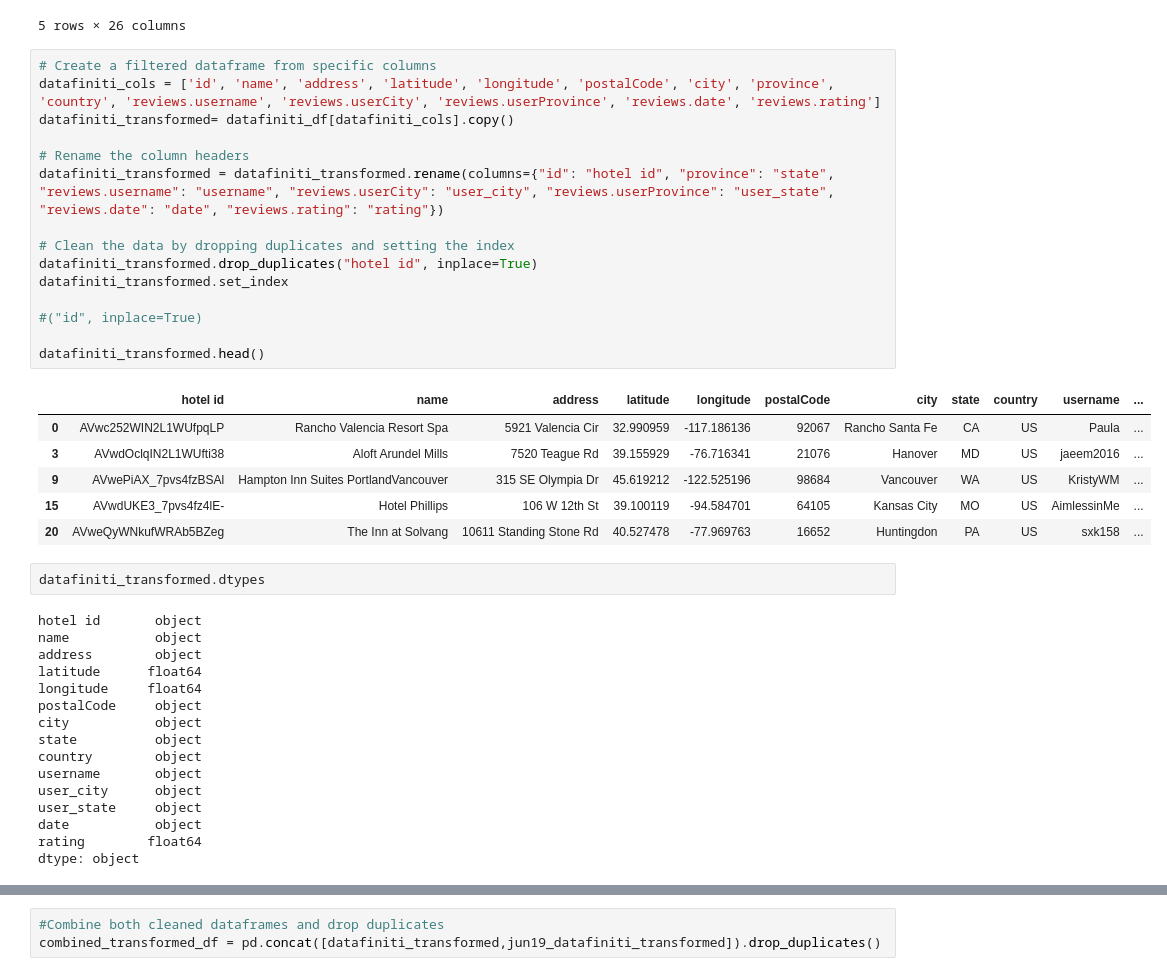
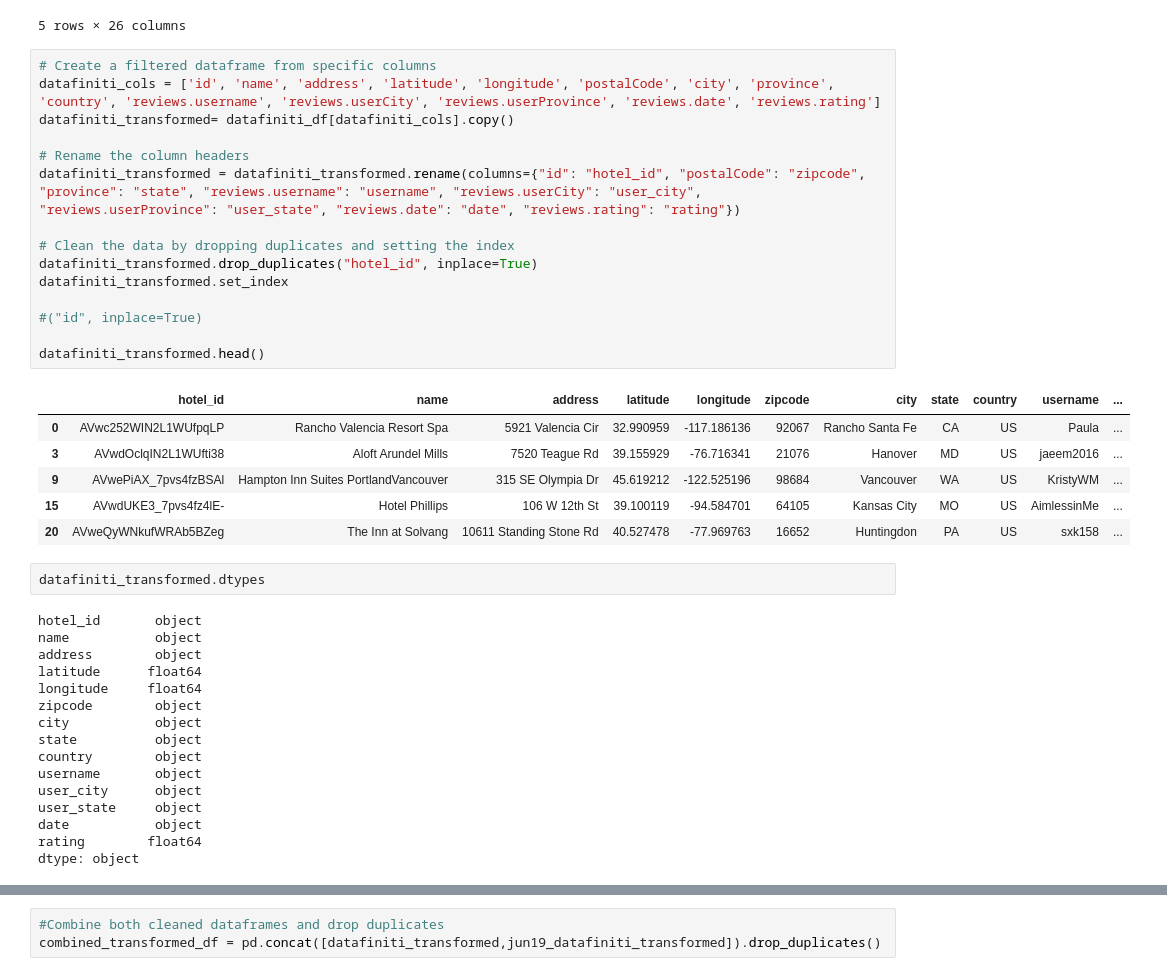
Before and after one commit to Pinkjewels7/ETL-Project, a Jupyter notebook: Hotel_Reviews_ETL.ipynb, the cells around one changed output, grey strips where cells are left out. Saved outputs shown, nothing was run; the diff lists cells and outputs as text.

```diff
--- a/Hotel_Reviews_ETL.ipynb
+++ b/Hotel_Reviews_ETL.ipynb
@@ -30,20 +31,20 @@ jun19_datafiniti_df.head()
 # %%
 # Create a filtered dataframe from specific columns
 datafiniti_cols = ['id', 'name', 'address', 'latitude', 'longitude', 'postalCode', 'city', 'province', 'country', 'reviews.username', 'reviews.userCity', 'reviews.userProvince', 'reviews.date', 'reviews.rating']
 datafiniti_transformed= datafiniti_df[datafiniti_cols].copy()
 
 # Rename the column headers
-datafiniti_transformed = datafiniti_transformed.rename(columns={"id": "hotel id", "province": "state", "reviews.username": "username", "reviews.userCity": "user_city", "reviews.userProvince": "user_state", "reviews.date": "date", "reviews.rating": "rating"})
+datafiniti_transformed = datafiniti_transformed.rename(columns={"id": "hotel_id", "postalCode": "zipcode", "province": "state", "reviews.username": "username", "reviews.userCity": "user_city", "reviews.userProvince": "user_state", "reviews.date": "date", "reviews.rating": "rating"})
 
 # Clean the data by dropping duplicates and setting the index
-datafiniti_transformed.drop_duplicates("hotel id", inplace=True)
+datafiniti_transformed.drop_duplicates("hotel_id", inplace=True)
 datafiniti_transformed.set_index
 
 #("id", inplace=True)
 
 datafiniti_transformed.head()
 # %% [output]
-|  | hotel id | name | address | latitude | longitude | postalCode | city | state | country | username | ... |
+|  | hotel_id | name | address | latitude | longitude | zipcode | city | state | country | username | ... |
 | 0 | AVwc252WIN2L1WUfpqLP | Rancho Valencia Resort Spa | 5921 Valencia Cir | 32.990959 | -117.186136 | 92067 | Rancho Santa Fe | CA | US | Paula | ... |
 | 3 | AVwdOclqIN2L1WUfti38 | Aloft Arundel Mills | 7520 Teague Rd | 39.155929 | -76.716341 | 21076 | Hanover | MD | US | jaeem2016 | ... |
 | 9 | AVwePiAX_7pvs4fzBSAl | Hampton Inn Suites PortlandVancouver | 315 SE Olympia Dr | 45.619212 | -122.525196 | 98684 | Vancouver | WA | US | KristyWM | ... |
@@ -52,12 +53,12 @@ datafiniti_transformed.head()
 # %%
 datafiniti_transformed.dtypes
 # %% [output]
-hotel id       object
+hotel_id       object
 name           object
 address        object
 latitude      float64
 longitude     float64
-postalCode     object
+zipcode        object
 city           object
 state          object
 country        object
```
Also changed, not shown: parts of 11 cells of this notebook.
